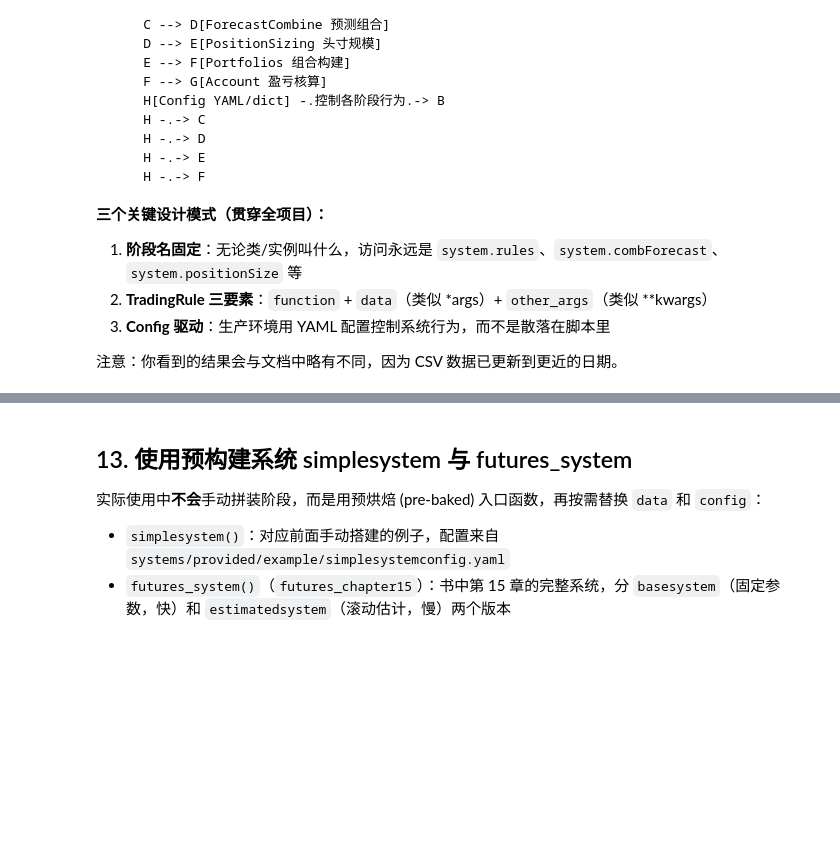
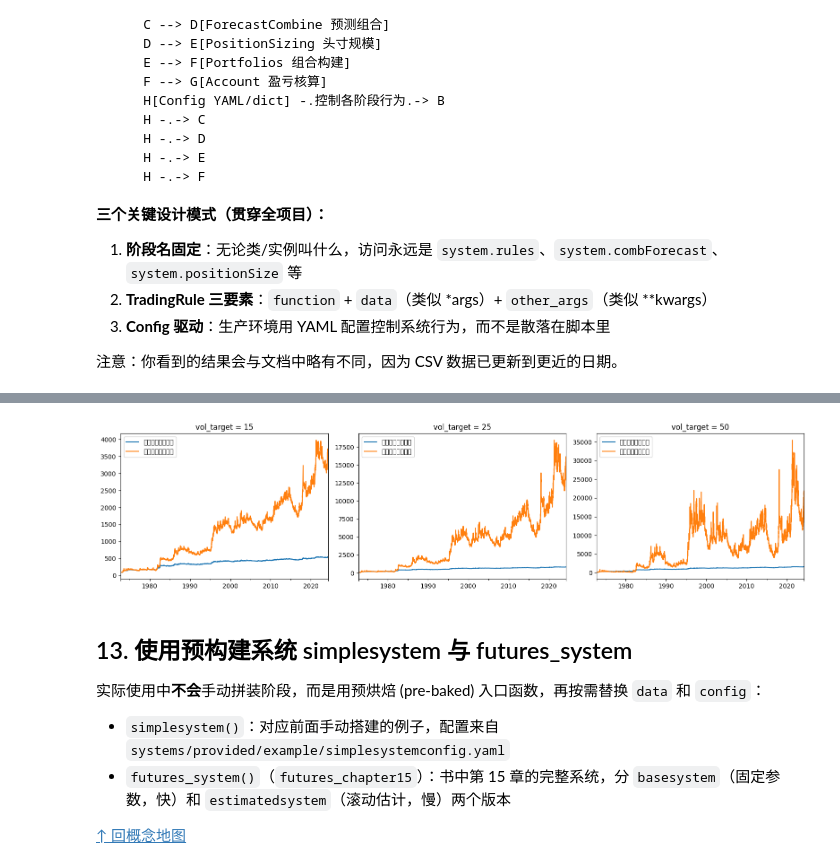
Before and after one commit to senlos/pysystemtrade, a Jupyter notebook: project/notebooks/learn_introduction.ipynb, the cells around one changed output, grey strips where cells are left out. Drawn from its saved outputs; the diff is of its cells as text; code cells hidden in the pictures; blank space fills up the shorter version.

Commit message:
Add small-account optimisation research

```diff
--- a/project/notebooks/learn_introduction.ipynb
+++ b/project/notebooks/learn_introduction.ipynb
@@ -291,7 +691,7 @@ from systems.positionsizing import PositionSizing
 raw_data = RawData()
 position_size = PositionSizing()
 
-my_config.percentage_vol_target = 25        # 年化波动目标 25%
+my_config.percentage_vol_target = 15        # 年化波动目标 25%
 my_config.notional_trading_capital = 500000 # 名义本金 50 万
 my_config.base_currency = "GBP"             # 基础货币
 
@@ -342,0 +851,40 @@ profits.percent.curve().plot(figsize=(12, 4), title="Portfolio net % curve")
+# %%
+# 对三个 vol target 分别重建系统，取净收益日序列，做加法/乘法两种累计对比
+# 注意：每次必须重建 System，否则缓存里的旧结果不会刷新
+import matplotlib.pyplot as plt
+
+rows = []
+nav_curves = {}
+for vt in [15, 25, 50]:
+    my_config.percentage_vol_target = vt
+    s = System([fcs, empty_rules, combiner, position_size, raw_data, portfolio, accounts],
+               data, my_config)
+    r = s.accounts.portfolio().percent  # 净收益，日频率，单位：百分点
+    r_series = pd.Series(r)             # 转成普通 Series 方便 cumsum/cumprod
+
+    nav_add = 100 + r_series.cumsum()               # 加法口径：固定本金
+    nav_mul = 100 * (1 + r_series / 100).cumprod()  # 复利口径：盈亏滚入本金
+    nav_curves[vt] = (nav_add, nav_mul)
+
+    n_years = len(r_series) / 256
+    cagr_add = (nav_add.iloc[-1] / 100) ** (1 / n_years) - 1
+    cagr_mul = (nav_mul.iloc[-1] / 100) ** (1 / n_years) - 1
+    dd_mul = (nav_mul / nav_mul.cummax() - 1).min()  # 复利口径最大回撤
+    rows.append(dict(vol_target=vt,
+                     CAGR_加法=cagr_add, CAGR_复利=cagr_mul,
+                     最大回撤_复利=dd_mul))
+
+cmp_df = pd.DataFrame(rows).set_index("vol_target")
+cmp_df["复利CAGR倍数_vs_vt15"] = cmp_df["CAGR_复利"] / cmp_df.loc[15, "CAGR_复利"]
+print(cmp_df.to_string(float_format=lambda x: f"{x:.3f}"))
+print("\n检验：若杠杆免费，vt=50 的复利CAGR ≈ vt=15 的 3.3 倍；实际倍数越小，说明波动惩罚越大")
+
+fig, axes = plt.subplots(1, 3, figsize=(16, 4))
+for ax, vt in zip(axes, [15, 25, 50]):
+    nav_add, nav_mul = nav_curves[vt]
+    nav_add.plot(ax=ax, label="加法（固定本金）")
+    nav_mul.plot(ax=ax, label="复利（滚入本金）")
+    ax.set_title(f"vol_target = {vt}")
+    ax.legend()
+plt.tight_layout()
+# %% [output]
@@ -343,7 +908,11 @@ profits.percent.curve().plot(figsize=(12, 4), title="Portfolio net % curve")
+[figure, added]
 # %% [markdown]
+<a id="s13"></a>
 ## 13. 使用预构建系统 simplesystem 与 futures_system
 
 实际使用中**不会**手动拼装阶段，而是用预烘焙 (pre-baked) 入口函数，再按需替换 `data` 和 `config`：
 
 - `simplesystem()`：对应前面手动搭建的例子，配置来自 `systems/provided/example/simplesystemconfig.yaml`
 - `futures_system()`（`futures_chapter15`）：书中第 15 章的完整系统，分 `basesystem`（固定参数，快）和 `estimatedsystem`（滚动估计，慢）两个版本
+
+[↑ 回概念地图](#map)
```
Also changed, not shown: parts of 55 cells of this notebook, 5 other files.
